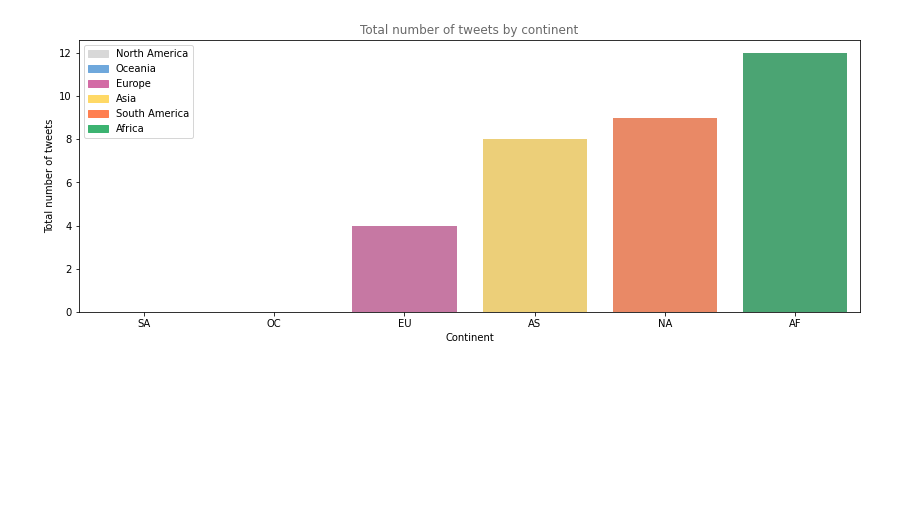
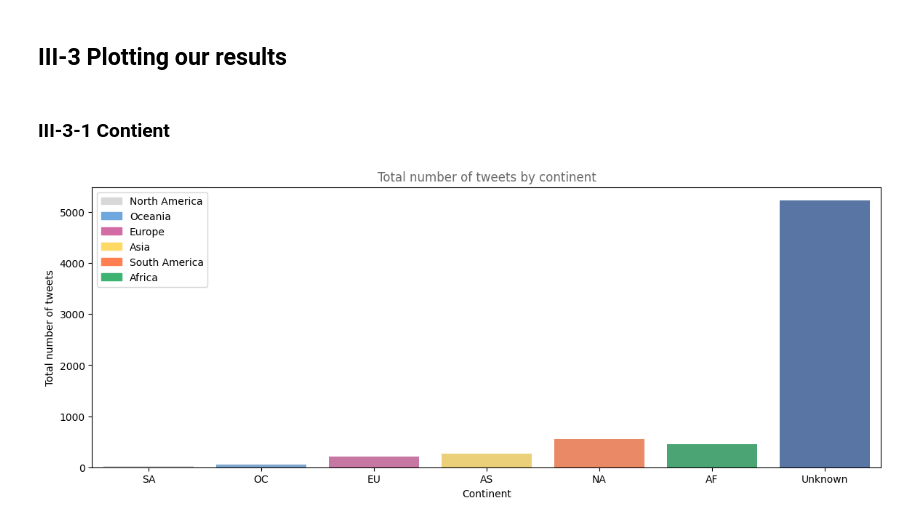
Before and after one commit to Ayoubkassi/Twitter_Comercial_Segments, a Jupyter notebook: Data_analysis.ipynb, the cells around one changed output. Cells and saved outputs as stored; diff of their text form; code cells hidden in the pictures; blank space fills up the shorter version.

```diff
--- a/Data_analysis.ipynb
+++ b/Data_analysis.ipynb
@@ -112,6 +133,6 @@ def my_convert(row):
       return conti_code
     except:
       return np.nan
-df2['continent'] = df2.apply(my_convert, axis = 1)
-df2.head()
+Users_data['continent'] = Users_data.apply(my_convert, axis = 1)
+Users_data.head()
 # %% [output]
@@ -123,4 +147,5 @@ df2.head()
 # %%
-df2.groupby('continent').size()
+continents = Users_data.groupby('continent').size()
+continents
 # %% [output]
 continent
@@ -128,0 +179,3 @@ dtype: int64
+# %%
+continent_NAs = Users_data["continent"].isnull().sum()
+continent_NAs
@@ -128,0 +194,3 @@ dtype: int64
+# %%
+continents["Unknown"] = continent_NAs
+continents
@@ -129,21 +207,22 @@ dtype: int64
+# %% [markdown]
+## III-3 Plotting our results
+# %% [markdown]
+### III-3-1 Contient
 # %%
-import seaborn as sns
-import matplotlib.pyplot as plt
-
 # Define color palette for each continent
-colors = ['#d8d8d8', '#6fa8dc', '#d36ba5', '#ffd966', '#ff7f50', '#3cb371']
+colors = ['#d8d8d8', '#6fa8dc', '#d36ba5', '#ffd966', '#ff7f50', '#3cb371', '#4c72b0']
 
 plt.figure(figsize=(14,5))
-sns.barplot(x=['SA','OC','EU','AS','NA','AF'], y=[0,0,4,8,9,12], palette=colors)
+sns.barplot(x=['SA','OC','EU','AS','NA','AF','Unknown'], y=[continents[5],continents[4],continents[2],continents[1],continents[3],continents[0], continents[6]], palette=colors)
 plt.ylabel('Total number of tweets')
 plt.xlabel('Continent')
 plt.title('Total number of tweets by continent', color='dimgrey')
 
 # Create legend
 legend_labels = ['North America', 'Oceania', 'Europe', 'Asia', 'South America', 'Africa']
 legend_handles = [plt.Rectangle((0,0),1,1, color=colors[i]) for i in range(len(legend_labels))]
 plt.legend(legend_handles, legend_labels)
 
 plt.show()
 # %% [output]
-[figure, old version]
+[figure, new version]
```
Also changed, not shown: parts of 36 cells of this notebook.
